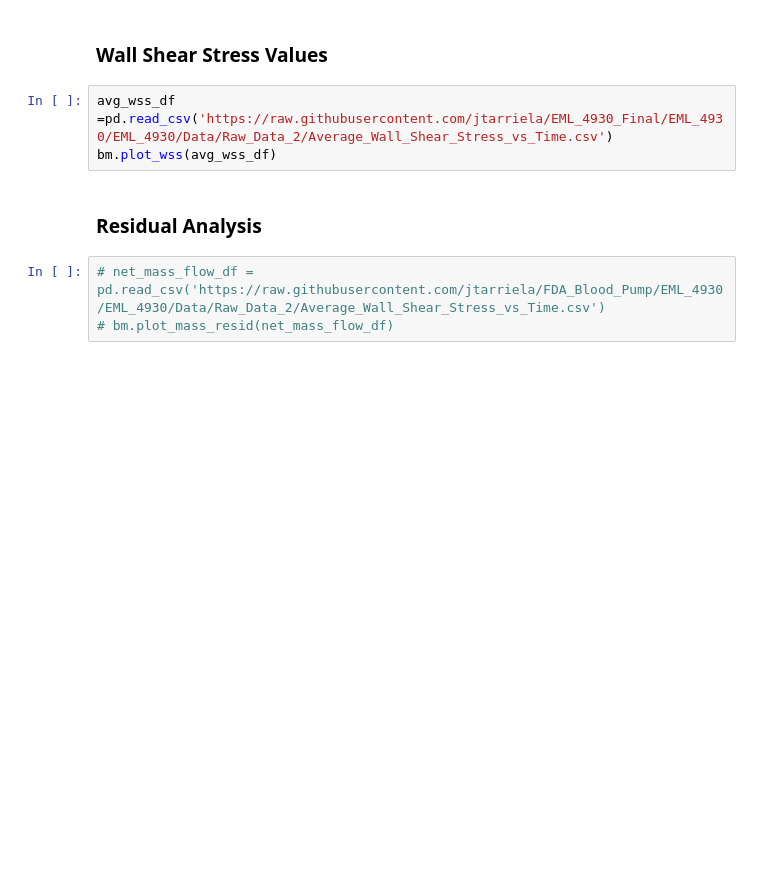
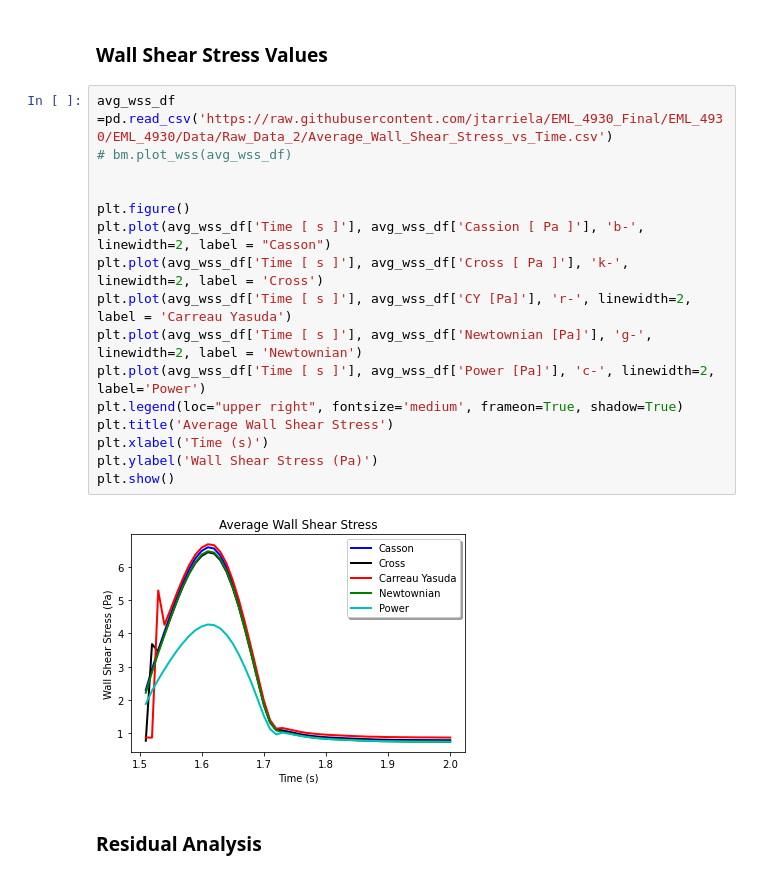
Before and after one commit to jtarriela/EML_4930_Final, a Jupyter notebook: EML_4930/EML_Final_Notebook.ipynb, the cells around one changed output. Cells and saved outputs as stored; diff of their text form; blank space fills up the shorter version.

```diff
--- a/EML_4930/EML_Final_Notebook.ipynb
+++ b/EML_4930/EML_Final_Notebook.ipynb
@@ -62,11 +138,23 @@ HTTPError: HTTP Error 404: Not Found
 #bm.plot_viscosity_vs_shear()
 # %% [markdown]
 ### Wall Shear Stress Values
-# %%
-avg_wss_df =pd.read_csv('https://raw.githubusercontent.com/jtarriela/EML_4930_Final/EML_4930/EML_4930/Data/Raw_Data_2/Average_Wall_Shear_Stress_vs_Time.csv')
-bm.plot_wss(avg_wss_df)
+# %%
+avg_wss_df =pd.read_csv('https://raw.githubusercontent.com/jtarriela/EML_4930_Final/EML_4930/EML_4930/Data/Raw_Data_2/Average_Wall_Shear_Stress_vs_Time.csv')
+# bm.plot_wss(avg_wss_df)
+
+
+plt.figure()
+plt.plot(avg_wss_df['Time [ s ]'], avg_wss_df['Cassion [ Pa ]'], 'b-', linewidth=2, label = "Casson")
+plt.plot(avg_wss_df['Time [ s ]'], avg_wss_df['Cross [ Pa ]'], 'k-', linewidth=2, label = 'Cross')
+plt.plot(avg_wss_df['Time [ s ]'], avg_wss_df['CY [Pa]'], 'r-', linewidth=2, label = 'Carreau Yasuda')
+plt.plot(avg_wss_df['Time [ s ]'], avg_wss_df['Newtownian [Pa]'], 'g-', linewidth=2, label = 'Newtownian')
+plt.plot(avg_wss_df['Time [ s ]'], avg_wss_df['Power [Pa]'], 'c-', linewidth=2, label='Power')
+plt.legend(loc="upper right", fontsize='medium', frameon=True, shadow=True)
+plt.title('Average Wall Shear Stress')
+plt.xlabel('Time (s)')
+plt.ylabel('Wall Shear Stress (Pa)')
+plt.show()
+# %% [output]
+[figure, added]
 # %% [markdown]
 ### Residual Analysis
-# %%
-# net_mass_flow_df = pd.read_csv('https://raw.githubusercontent.com/jtarriela/FDA_Blood_Pump/EML_4930/EML_4930/Data/Raw_Data_2/Average_Wall_Shear_Stress_vs_Time.csv')
-# bm.plot_mass_resid(net_mass_flow_df)
```
Also changed, not shown: parts of 10 cells of this notebook.
